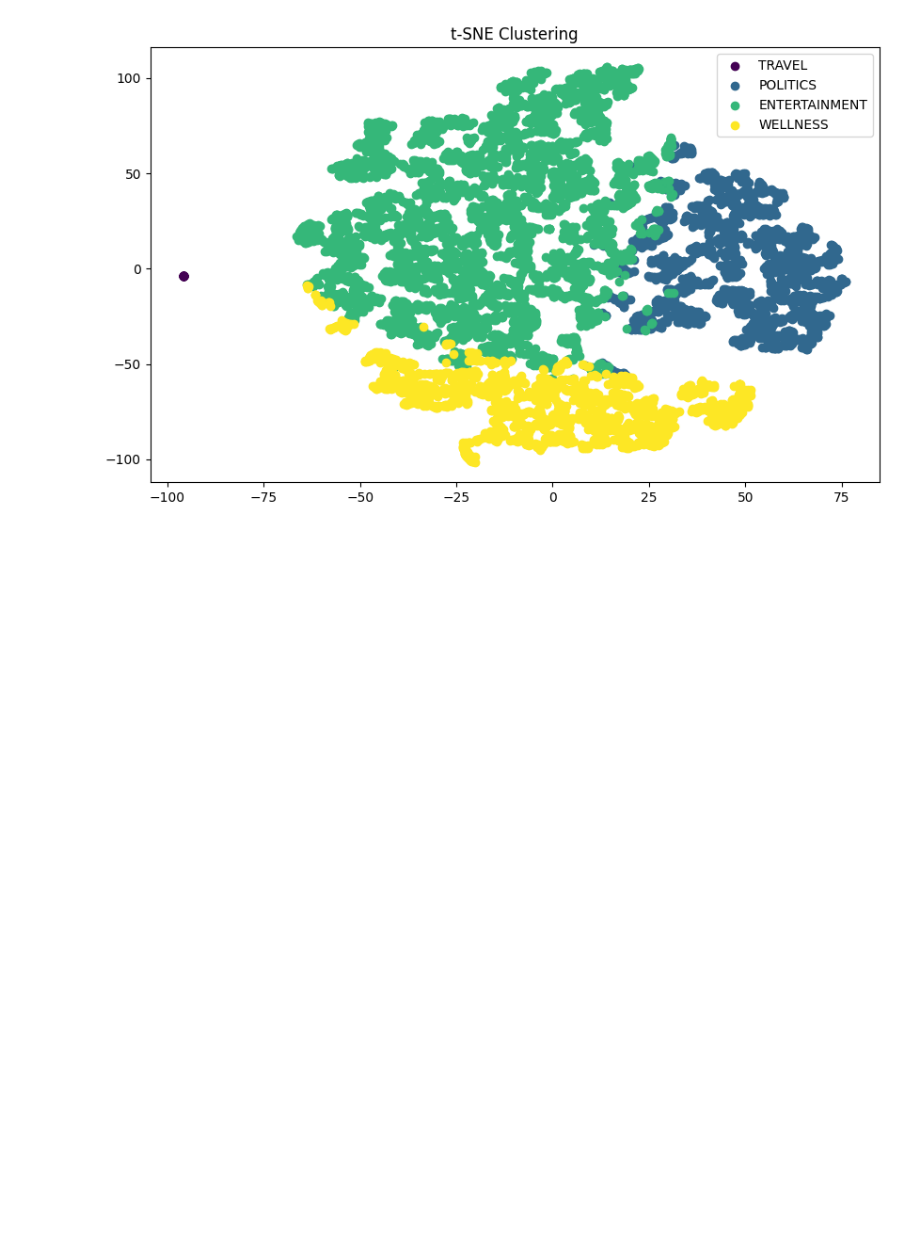
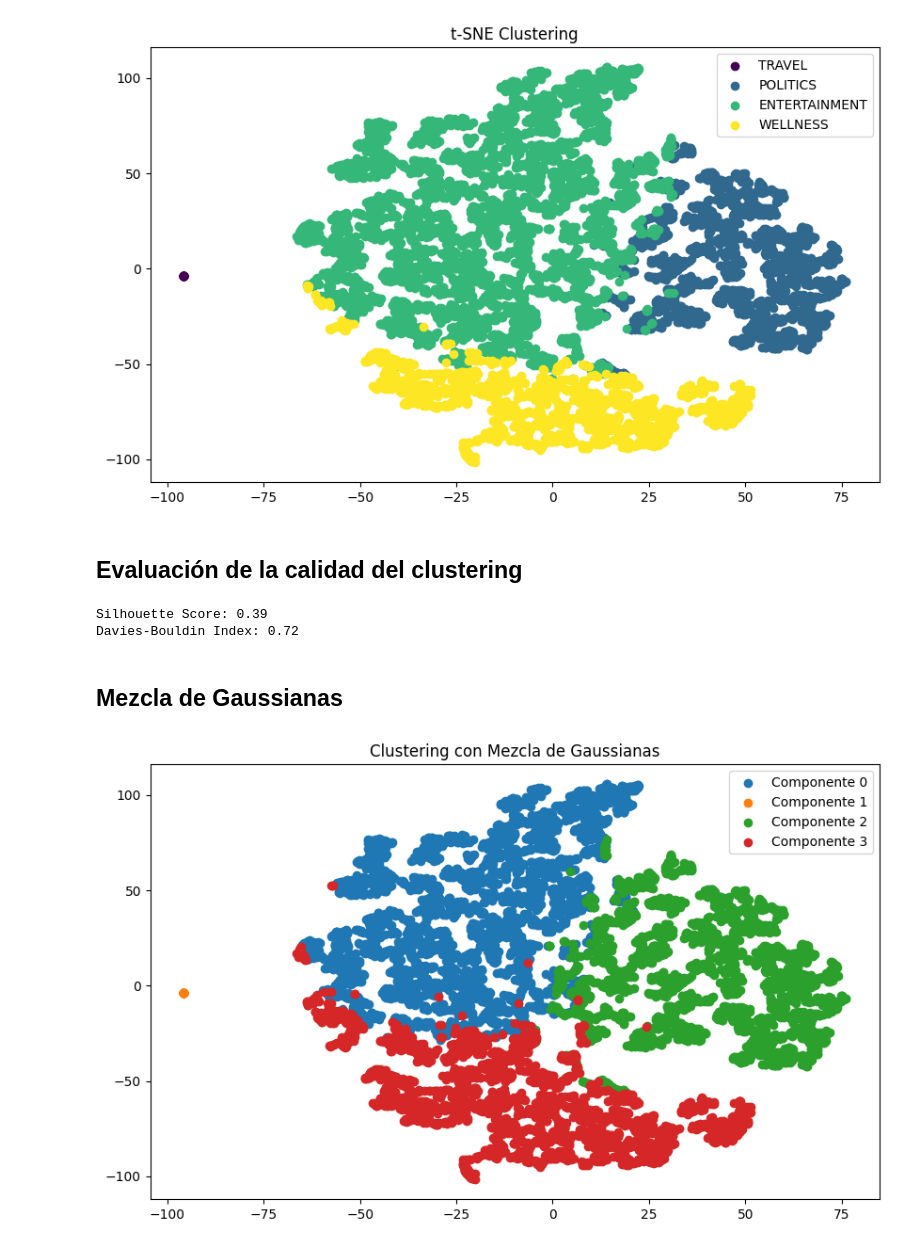
Before and after one commit to Julio154/Pr2_Mineria, a Jupyter notebook: script.ipynb, the cells around one changed output. Saved outputs shown, nothing was run; the diff lists cells and outputs as text; code cells hidden in the pictures; blank space fills up the shorter version.

Commit message:
Creada la evaluación de calidad del clustering y mezcla de gaussianas.

```diff
--- a/script.ipynb
+++ b/script.ipynb
@@ -115,3 +115,46 @@ plt.legend()
 plt.show()
 # %% [output]
 [figure]
+# %% [markdown]
+## Evaluación de la calidad del clustering
+# %%
+from sklearn.metrics import silhouette_score, calinski_harabasz_score, davies_bouldin_score
+
+# Silhouette Score
+silhouette_avg = silhouette_score(text_tfidf.transform(X), labels)
+print(f"Silhouette Score: {silhouette_avg:.2f}")
+
+# Davies-Bouldin Index
+davies_bouldin = davies_bouldin_score(text_tfidf.transform(X), labels)
+print(f"Davies-Bouldin Index: {davies_bouldin:.2f}")
+# %% [output]
+Silhouette Score: 0.39
+Davies-Bouldin Index: 0.72
+# %% [markdown]
+## Mezcla de Gaussianas
+# %%
+from sklearn.mixture import GaussianMixture
+
+X_transform = text_tfidf.transform(X)
+
+tsne = TSNE(n_components=2, random_state=42)
+gmm = GaussianMixture(n_components=4, random_state=42)
+
+X_embedded = tsne.fit_transform(X_transform)
+
+gmm.fit(X_transform)
+
+# Predecir las etiquetas de los datos
+gmm_labels = gmm.predict(X_transform)
+
+# Visualización de los resultados
+plt.figure(figsize=(10, 6))
+for i in range(4):
+    indices = [j for j, label in enumerate(gmm_labels) if label == i]
+    plt.scatter(X_embedded[indices, 0], X_embedded[indices, 1], label=f'Componente {i}')
+
+plt.title('Clustering con Mezcla de Gaussianas')
+plt.legend()
+plt.show()
+# %% [output]
+[figure, added]
```
